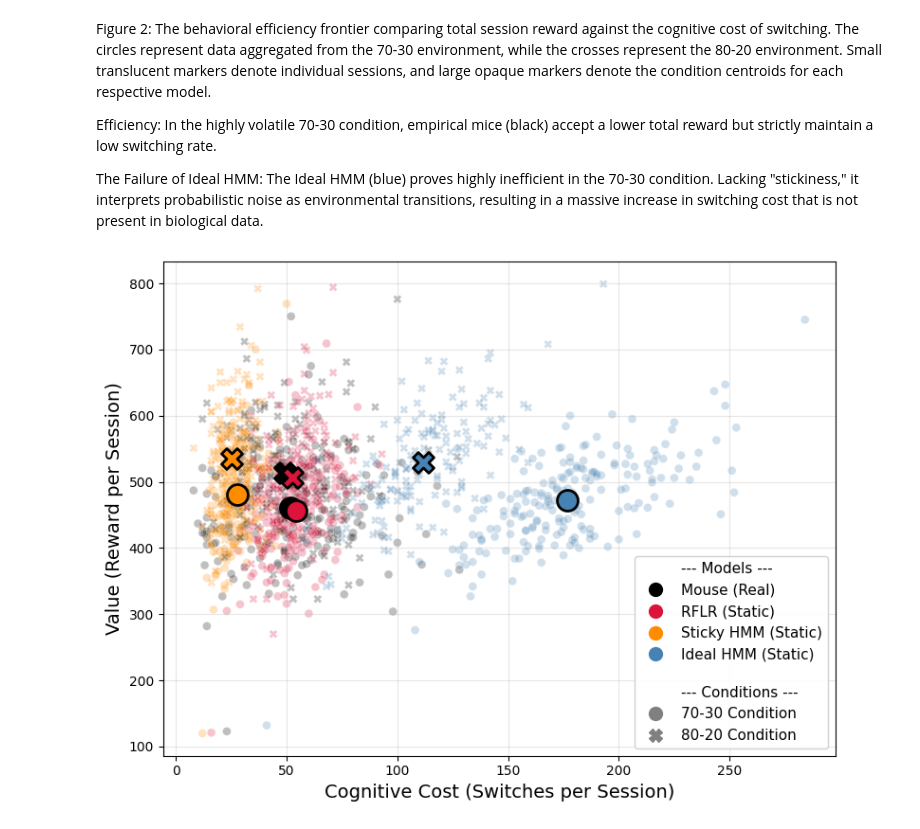
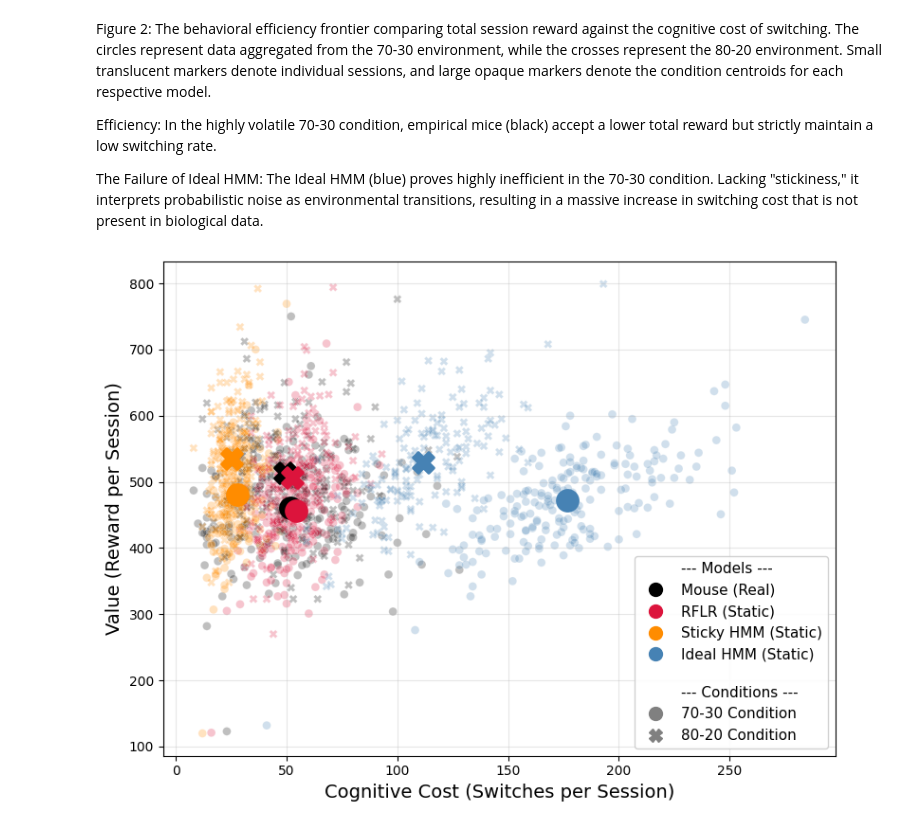
Before and after one commit to BobRice1/Stochastic-Switching-Bandits, a Jupyter notebook: Extensions/Phase2_analysis.ipynb, the cells around one changed output. Saved outputs shown, nothing was run; the diff lists cells and outputs as text; code cells hidden in the pictures.

```diff
--- a/Extensions/Phase2_analysis.ipynb
+++ b/Extensions/Phase2_analysis.ipynb
@@ -404,32 +404,31 @@ for _, row in centroids.iterrows():
         s=250, # Make the mean highly visible
         color=model_colors[row["Model"]],
         marker=condition_markers[row["Condition"]],
-        edgecolors='k',
         linewidth=2,
         zorder=5
     )
 
 # Formatting
 ax.set_xlabel("Cognitive Cost (Switches per Session)", fontsize=14)
 ax.set_ylabel("Value (Reward per Session)", fontsize=14)
 ax.grid(True, alpha=0.3)
 
 # Custom Legend (To clearly separate Color=Model and Shape=Condition)
 legend_elements = [mlines.Line2D([], [], color='none', label='--- Models ---')]
 for model in model_order:
     legend_elements.append(mlines.Line2D([], [], color=model_colors[model], marker='o',
                                          linestyle='None', markersize=10, label=model))
 
 legend_elements.append(mlines.Line2D([], [], color='none', label='\n--- Conditions ---'))
 legend_elements.append(mlines.Line2D([], [], color='gray', marker='o',
                                      linestyle='None', markersize=10, label='70-30 Condition'))
 legend_elements.append(mlines.Line2D([], [], color='gray', marker='X',
                                      linestyle='None', markersize=10, label='80-20 Condition'))
 
 ax.legend(handles=legend_elements, loc='lower right', framealpha=0.9, fontsize=11)
 
 plt.tight_layout()
 plt.savefig(os.path.join(fig_dir, "Reward_vs_Cognitive_Cost.pdf"), dpi=300, bbox_inches='tight')
 plt.show()
 # %% [output]
-[figure, old version]
+[figure, new version]
```
Also changed, not shown: 10 other files.
